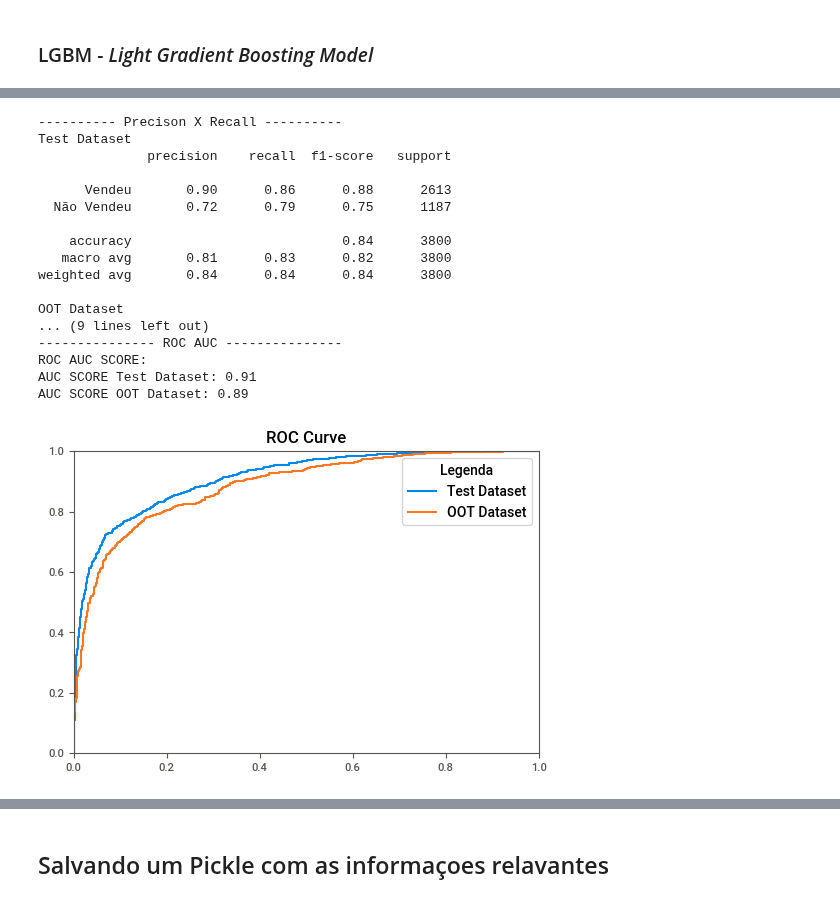
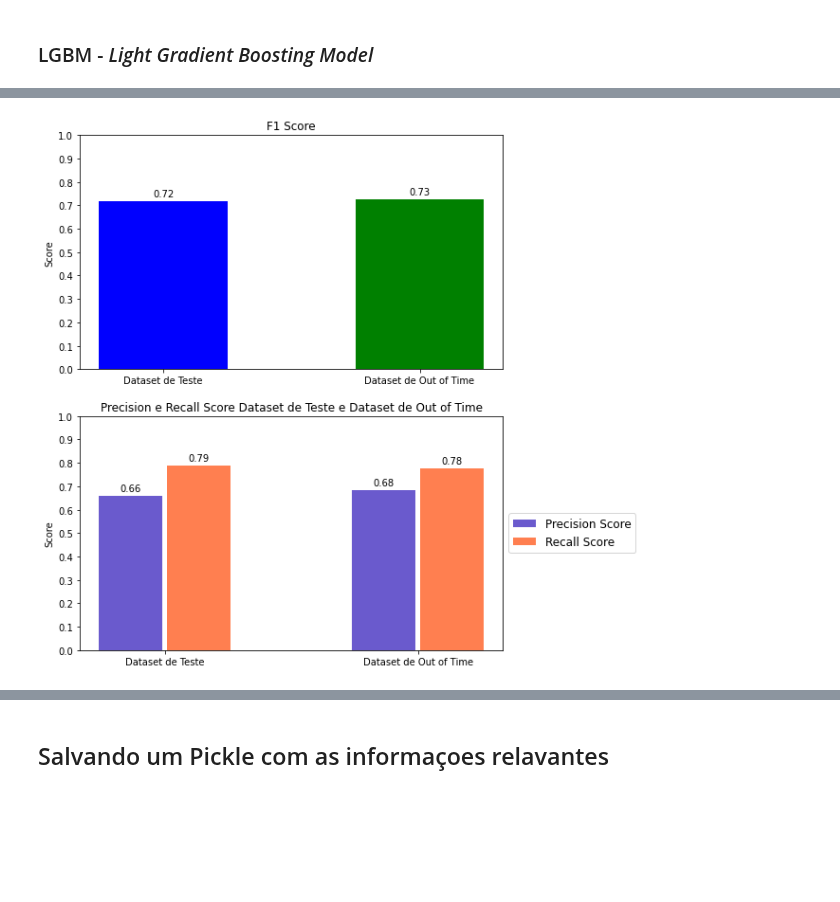
Before and after one commit to thifujikawa/clientes_olist, a Jupyter notebook: Modelling/modelling.ipynb, the cells around one changed output, grey strips where cells are left out. Drawn from its saved outputs; the diff is of its cells as text; code cells hidden in the pictures; blank space fills up the shorter version.

Commit message:
Mudança nas métrcas de ROC AUC para F1

```diff
--- a/Modelling/modelling.ipynb
+++ b/Modelling/modelling.ipynb
@@ -769,0 +354,19 @@ AUC SCORE OOT Dataset: 0.88
+# %%
+#Elaboração do Pipeline
+preparation1 = ColumnTransformer( transformers=  [  ('numeric', num_enc, num_features)])
+pipe_lgbm = Pipeline([  ('prep' , preparation1),
+                        ('alg' , lgb.LGBMClassifier(is_unbalance =  True))])
+
+#Realizando o fit aos dados de Treino
+pipe_lgbm.fit(X_train, y_train)
+
+# Prevendo os valores para o dataset de Treino e Teste
+y_train_pred = pipe_lgbm.predict(X_train)
+y_teste_pred = pipe_lgbm.predict(X_test)
+
+#Carregando os scores
+resultados_train = classification_report(y_train, y_train_pred, target_names=["Vendeu", "Não Vendeu"], output_dict=True)
+resultados_teste = classification_report(y_test, y_teste_pred, target_names=["Vendeu", "Não Vendeu"], output_dict=True)
+
+#Plotando os resultados
+plot_f1_recxprec(labels=["Dataset de Treino", "Dataset de Teste"], resultados1= resultados_train, resultados2=resultados_teste)
@@ -770,38 +377,47 @@ AUC SCORE OOT Dataset: 0.88
 # %% [markdown]
 ###  LGBM - *Light Gradient Boosting Model*
 # %%
-
 grid_lgbm = {
-                'alg__boosting_type' : ['dart'],
+                'alg__boosting_type' : ['gbdt'],
                 'alg__colsample_bytree' : [0.65],
-                'alg__learning_rate': [0.2, 0.22 , 0.25], # ja foi otimizado junto ao n_estimatores
-                'alg__max_bin':[300],
-                'alg__n_estimators': [500,750], # ja foi otimizado junto ao learning rate
-                'alg__num_leaves': [20], # para evitar o overfit dos dados
+                'alg__learning_rate': [0.05], # ja foi otimizado junto ao n_estimatores
+                'alg__max_bin' : [300], #Não apresentou melhoria com maior numero
+                'alg__n_estimators' : [750], # ja foi otimizado junto ao learning rate
+                'alg__num_leaves': [10], # para evitar o overfit dos dados
                 'alg__objective' : ['binary'],
-                'alg__reg_alpha' : [0.65, 0.7 , 0.75],
-                'alg__reg_lambda' : [0.6,0.7 ],
+                'alg__reg_alpha' : [0.5, 0.65, 0.75],
+                'alg__reg_lambda' : [0.5, 0.6, 0.7],
                 'alg__subsample' : [0.65]
             }
 
 #optm_lgbm = RandomizedSearchCV(     estimator=pipe_lgbm, param_distributions=grid_lgbm,
 #                                    n_iter=300, n_jobs=-1, cv = cv_split,
-#                                    scoring='roc_auc', verbose=1,
+#                                    scoring='f1', verbose=1,
 #                                    random_state=123)
 
-grid_sc_lgbm =GridSearchCV(estimator=pipe_lgbm, param_grid=grid_lgbm, n_jobs=-1, cv=cv_split, scoring='roc_auc', verbose=1 , return_train_score=True)
+grid_sc_lgbm = GridSearchCV(estimator=pipe_lgbm, param_grid=grid_lgbm, n_jobs=-1, cv=cv_split, scoring='f1', verbose=1 , return_train_score=True)
 
 grid_sc_lgbm.fit(X_train[features], y_train)
 
 resultados_lgbm = pd.DataFrame(grid_sc_lgbm.cv_results_)
 resultados_lgbm.sort_values(by='rank_test_score', ascending= True, inplace=True)
 
-pipe_lgbm.set_params(**grid_sc_lgbm.best_params_).fit(X_train[features], y_train) # aplicando o melhores parametros do Grid Search
+pipe_lgbm.set_params(**grid_sc_lgbm.best_params_).fit(X_train[features], y_train) # aplicando o melhores parametros do Randomized Search
 
-print("---------- Precison X Recall ----------")
-report(y_test,X_test, pipe_lgbm, "Test Dataset")
-report(df_oot[target],df_oot[features], pipe_lgbm, "OOT Dataset")
+# Prevendo os valores para o dataset de Treino e Teste
+y_test_pred_opt = pipe_lgbm.predict(X_test)
+y_oot_pred = pipe_lgbm.predict(df_oot[features])
 
-print("--------------- ROC AUC ---------------")
-metricas_roc_auc(pipe_lgbm, X_test, df_oot[features], y_test, df_oot[target])
+# Score dos valores para o dataset de Treino e Teste
+y_test_proba = pipe_lgbm.predict_proba(X_test)[:,1]
+y_oot_proba = pipe_lgbm.predict_proba(df_oot[features])[:,1]
+
+
+#Carregando os scores
+resultados_train_opt = classification_report(y_test, y_test_pred_opt, target_names=["Vendeu", "Não Vendeu"], output_dict=True)
+resultados_oot = classification_report(df_oot[target], y_oot_pred, target_names=["Vendeu", "Não Vendeu"], output_dict=True)
+
+
+#Plotando os resultados
+plot_f1_recxprec(labels=["Dataset de Teste", "Dataset de Out of Time"], resultados1= resultados_train_opt, resultados2=resultados_oot)
 # %% [output]
@@ -813,18 +428 @@ Fitting 10 folds for each of 36 candidates, totalling 360 fits
----------- Precison X Recall ----------
-Test Dataset
-              precision    recall  f1-score   support
-
-      Vendeu       0.90      0.86      0.88      2613
-  Não Vendeu       0.72      0.79      0.75      1187
-
-    accuracy                           0.84      3800
-   macro avg       0.81      0.83      0.82      3800
-weighted avg       0.84      0.84      0.84      3800
-
-OOT Dataset
-... (9 lines left out)
---------------- ROC AUC ---------------
-ROC AUC SCORE:
-AUC SCORE Test Dataset: 0.91
-AUC SCORE OOT Dataset: 0.89
-[figure, old version]
+[figure, new version]
```
Also changed, not shown: parts of 43 cells of this notebook, 1 other file.
